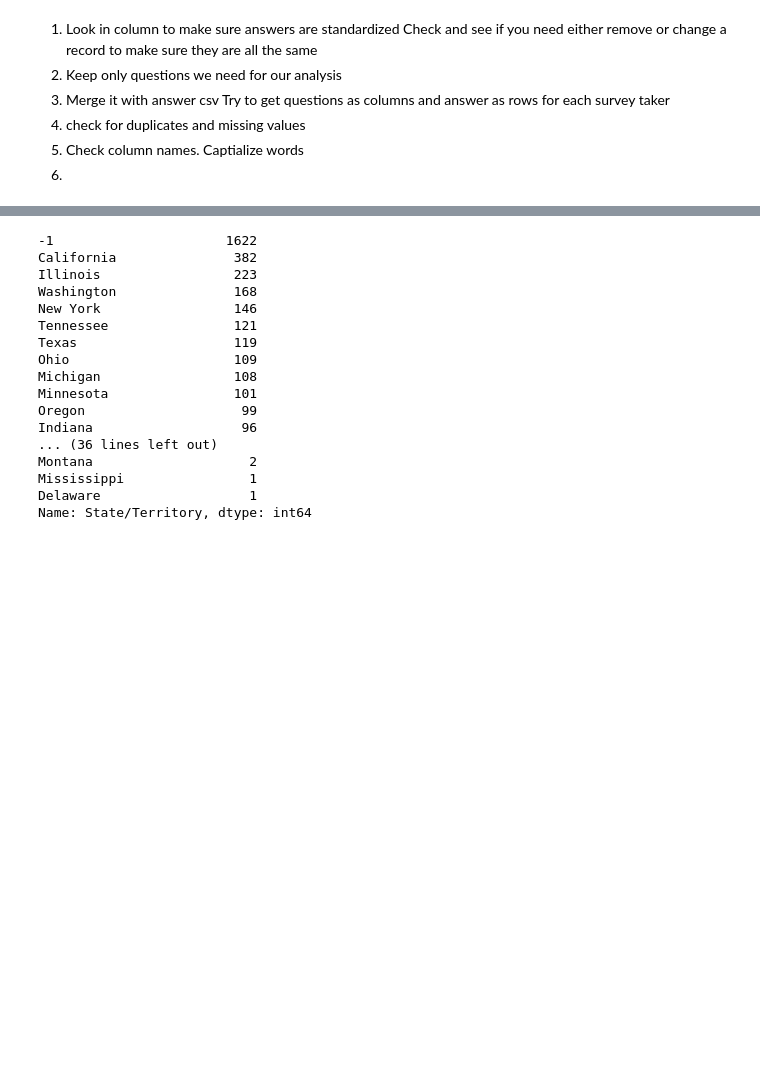
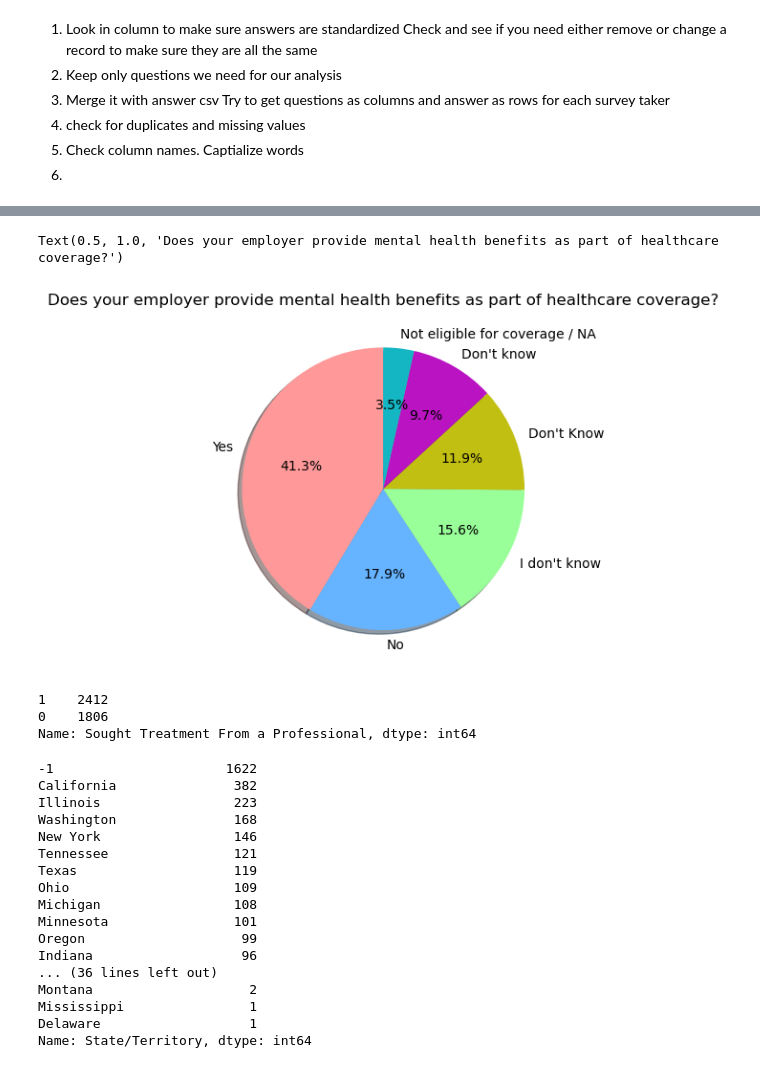
Before and after one commit to Patrick-Bacza/Group-7---Project, a Jupyter notebook: sm_data_cleaning.ipynb, the cells around one changed output, grey strips where cells are left out. Cells and saved outputs as stored; diff of their text form; code cells hidden in the pictures; blank space fills up the shorter version.

```diff
--- a/sm_data_cleaning.ipynb
+++ b/sm_data_cleaning.ipynb
@@ -3,4 +6,4 @@ import pandas as pd
 # %%
-questions = pd.read_csv('Data/questions.csv')
-answers = pd.read_csv('Data/answers.csv')
-survey_year = pd.read_csv('Data/survey.csv')
+sm_questions = pd.read_csv('Data/questions.csv')
+sm_answers = pd.read_csv('Data/answers.csv')
+sm_survey_year = pd.read_csv('Data/survey.csv')
@@ -127,0 +82,9 @@ Name: Country, Length: 81, dtype: int64
+# %%
+for index, row in column_df_2.iterrows():
+    if row[2] == "Maybe" or row[2] == "Possibly" or row[2] == "Don't Know":
+        column_df_2["Current Mental Health Disorder"] = column_df_2["Current Mental Health Disorder"].replace(row[2], "Don't Know")
+mental_health_status = column_df_2["Current Mental Health Disorder"]
+mental_health_status_counts = mental_health_status.value_counts()
+mental_health_status_counts
+
+#column_df_2 = column_df_2[(column_df_2["Current Mental Health Disorder"] != 'Did Not Answer')]
@@ -127,0 +98,17 @@ Name: Country, Length: 81, dtype: int64
+# %%
+#column_df_2["Employer Insurance"].isnull.values.any()
+
+#column_df_2["Employer Insurance"].replace("I don't know", "Don't Know")
+#column_df_2["Employer Insurance"].replace("Don't know", "Don't Know")
+#column_df_2["Employer Insurance"].replace("Not eligible for coverage / MA", "No")
+
+for index, row in column_df_2.iterrows():
+    if row[2] == "Don't know" or row[2] == "Don't Know" or row[2] == "I don't know" or row[2] == "-1":
+        column_df_2["Employer Insurance"] = column_df_2["Employer Insurance"].replace(row[2], "Don't Know")
+employer_insurance = column_df_2["Employer Insurance"]
+employer_insurance_counts = employer_insurance.value_counts()
+employer_insurance_counts
+
+#column_df_2["Employer Insurance"].replace("I don't know", "Don't Know")
+#column_df_2["Employer Insurance"].replace("Don't know", "Don't Know")
+#column_df_2["Employer Insurance"].replace("Not eligible for coverage / MA", "No")
@@ -128,3 +123,30 @@ Name: Country, Length: 81, dtype: int64
+# %%
+# Update male and female to capital letters and group other genders into 'other'
+
+sm_ins_answers = ["Yes", "No","I don't know", "Don't Know", "Don't know", "Not eligible for coverage / NA"]
+sm_freq_colors = ['#ff9999','#66b3ff','#99ff99', '#c2bf13', '#b913c2', '#13b6c2']
+fig1, ax1 = plt.subplots()
+ax1.pie(employer_insurance_counts, labels=sm_ins_answers, colors=sm_freq_colors, autopct='%1.1f%%', shadow=True, startangle=90)
+plt.title("Does your employer provide mental health benefits as part of healthcare coverage?")
+# %% [output]
+Text(0.5, 1.0, 'Does your employer provide mental health benefits as part of healthcare coverage?')
+[figure, added]
+# %%
+# Change United States of America and United States to USA. Look at other values
+
+for index, row in column_df_2.iterrows():
+    if row[1] == "1":
+        column_df_2["Sought Treatment From a Professional"] = column_df_2[ "Sought Treatment From a Professional"].replace(row[1], "Yes")
+for index, row in column_df_2.iterrows():
+    if row[1] == "0":
+        column_df_2["Sought Treatment From a Professional"] = column_df_2["Sought Treatment From a Professional"].replace(row[1], "No")
+professional_treatment = column_df_2[ "Sought Treatment From a Professional"]
+professional_treatment_counts = professional_treatment.value_counts()
+professional_treatment_counts
+# %% [output]
+1    2412
+0    1806
+Name: Sought Treatment From a Professional, dtype: int64
 # %%
 # Look at -1s. Could be either a diferent country where field is not applicable or an american who
 # did not fill it in
```
Also changed, not shown: parts of 12 cells of this notebook.
